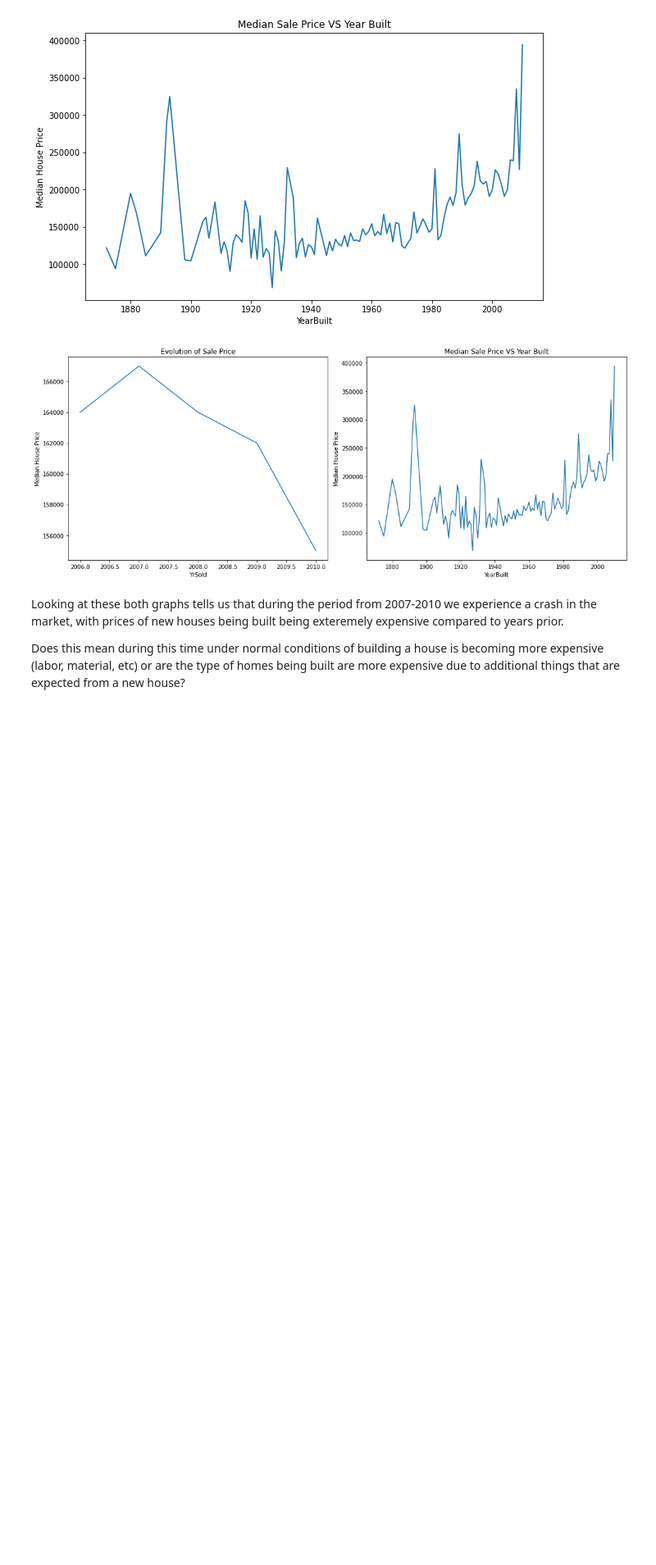
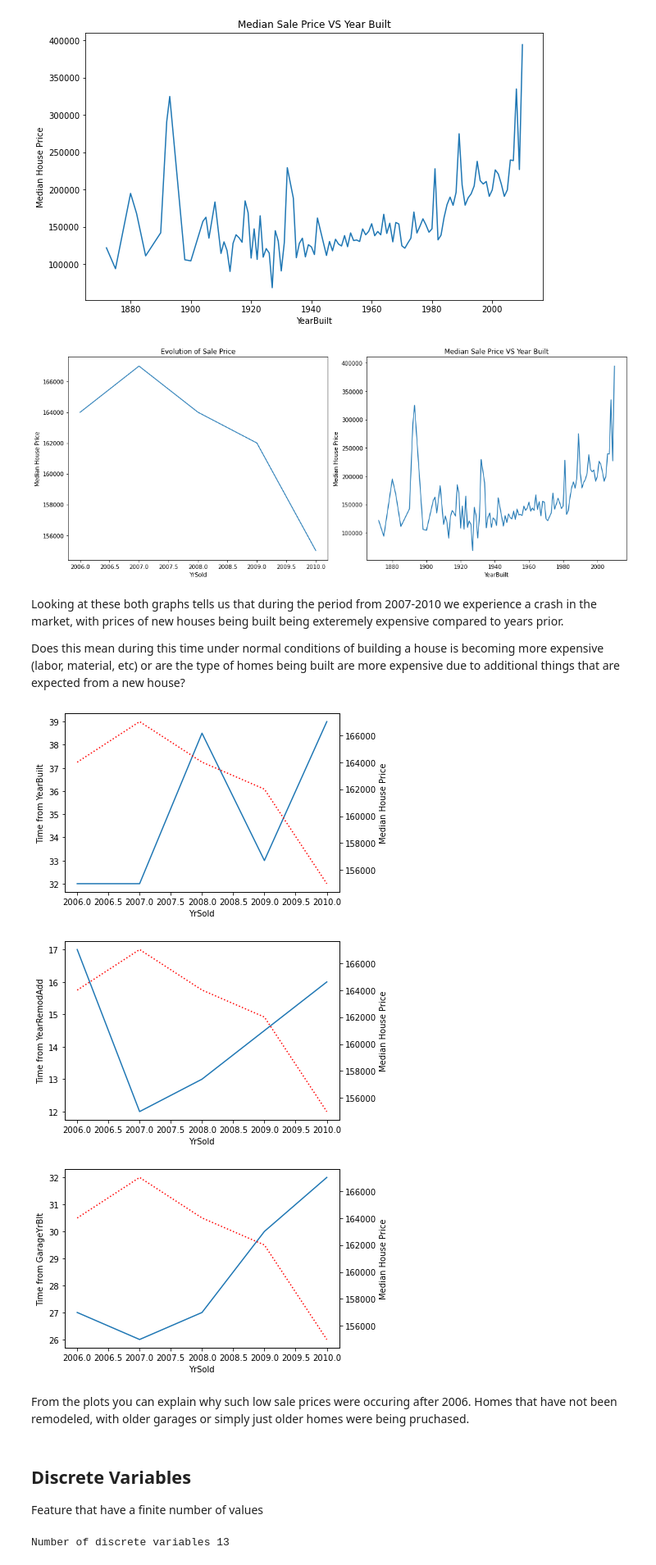
Before and after one commit to Eric-G-Romano/Housing_Price_Prediction_Model, a Jupyter notebook: Research_and_Development/01_HPPM_data_analysis.ipynb, the cells around one changed output. Shown at 82% size. Drawn from its saved outputs; the diff is of its cells as text; code cells hidden in the pictures; blank space fills up the shorter version.

Commit message:
Data_Analysis_Part2

```diff
--- a/Research_and_Development/01_HPPM_data_analysis.ipynb
+++ b/Research_and_Development/01_HPPM_data_analysis.ipynb
@@ -363,3 +363,47 @@ fig.tight_layout()
 Looking at these both graphs tells us that during the period from 2007-2010 we experience a crash in the market, with prices of new houses being built being exteremely expensive compared to years prior.
 
 Does this mean during this time under normal conditions of building a house is becoming more expensive (labor, material, etc) or are the type of homes being built are more expensive due to additional things that are expected from a new house?
+# %%
+def analyse_year_vars(df, var):
+    """ Capture difference btw a year variable and Year Sold
+
+    Args:
+        df (_type_): DataFrame
+        var (_type_): Feature that contains year
+    """
+    df = df.copy()
+
+    df[var] = df['YrSold'] - df[var]
+
+    fig, ax = plt.subplots()
+
+    ax.plot(df.groupby('YrSold')[var].median())
+    ax.set_xlabel('YrSold')
+    ax.set_ylabel('Time from ' + var)
+
+    ax2=ax.twinx()
+    ax2.plot(df.groupby('YrSold')['SalePrice'].median(), color='red', linestyle=':')
+    ax2.set_ylabel('Median House Price')
+
+    plt.show()
+# %%
+for var in year_vars:
+    if var !='YrSold':
+        analyse_year_vars(data, var)
+# %% [output]
+[figure, added]
+[figure, added]
+[figure, added]
+# %% [markdown]
+From the plots you can explain why such low sale prices were occuring after 2006. Homes that have not been remodeled, with older garages or simply just older homes were being pruchased.
+# %% [markdown]
+## Discrete Variables
+Feature that have a finite number of values
+# %%
+# Make a list of discrete values
+discrete_vars = [var for var in num_vars
+                 if len(data[var].unique()) < 20 and var not in year_vars]
+# recall you wil not use year_vars as a feature for future models but you will use to construct features
+print('Number of discrete variables', len(discrete_vars))
+# %% [output]
+Number of discrete variables 13
```
Also changed, not shown: parts of 3 cells of this notebook.
